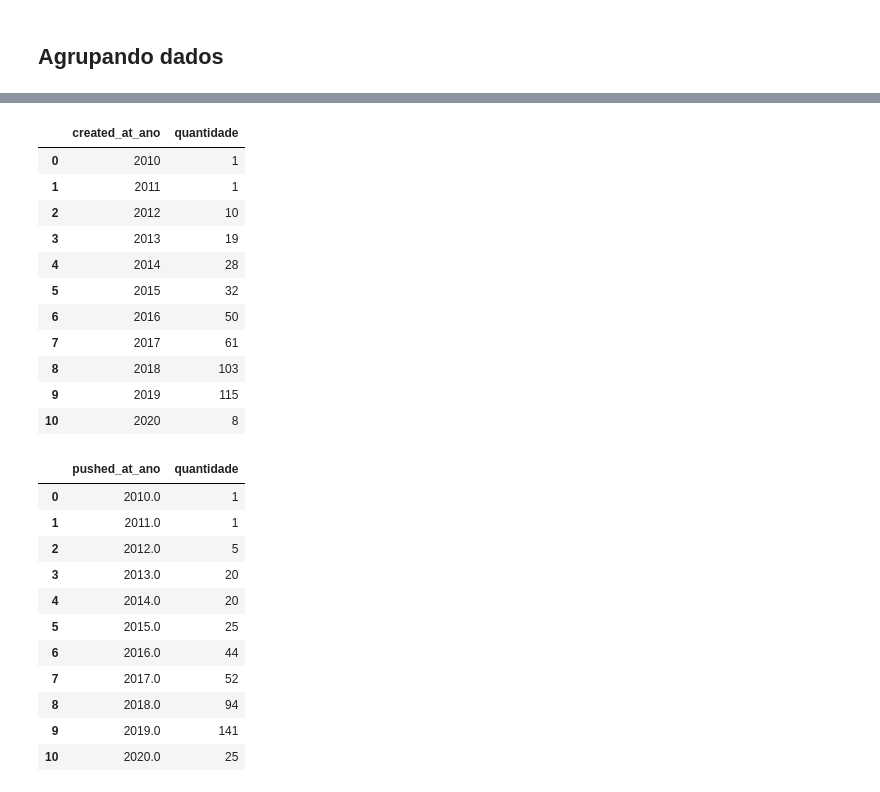
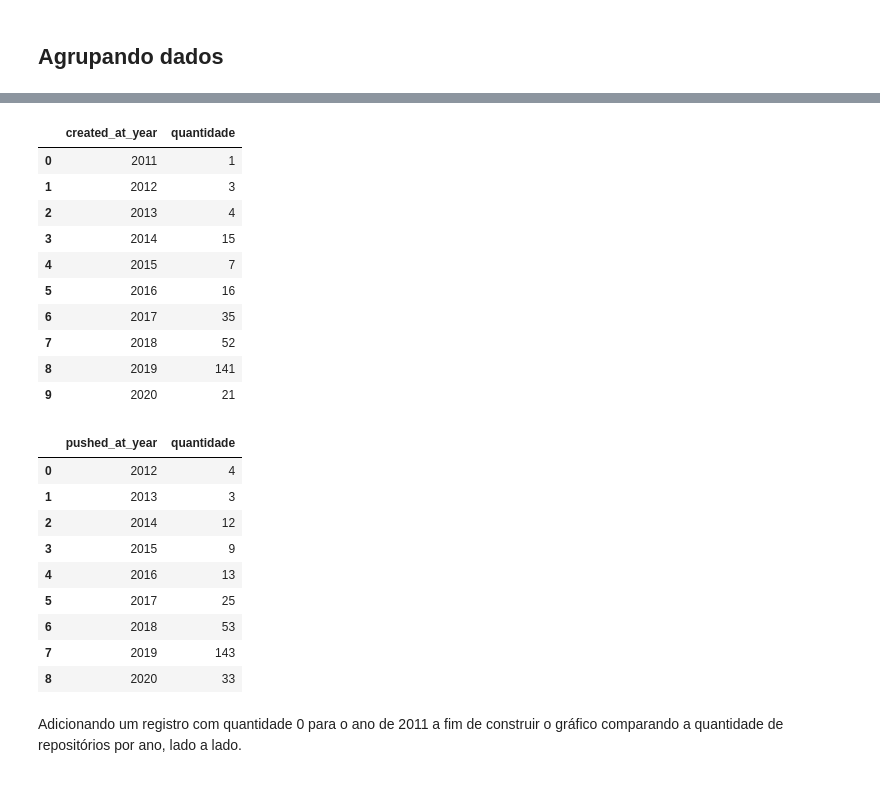
Before and after one commit to Lorenaps/caracterizacao-dados-abertos-gov, a Jupyter notebook: analysis/extracted-data/analysis_repositories.ipynb, the cells around one changed output, grey strips where cells are left out. Drawn from its saved outputs; the diff is of its cells as text; code cells hidden in the pictures.

Commit message:
Agrupando dados dos repositorios encontrados para o assunto educação

```diff
--- a/analysis/extracted-data/analysis_repositories.ipynb
+++ b/analysis/extracted-data/analysis_repositories.ipynb
@@ -12,7 +12,7 @@ import plotly
 %matplotlib inline
 plt.rcParams['figure.figsize'] = (9, 4)
 # %%
-repo = pd.read_csv("../data/repositories_1580334605.csv",  dtype={'id': object,
+repo = pd.read_csv("../../data/repositories_edu.csv",  dtype={'id': object,
                                                                 'timestamp_extract': object,
                                                                 'commits': pd.Int64Dtype(),
                                                                 'contributors': pd.Int64Dtype()})
@@ -39,14 +27,14 @@ repo.head(3)[['id', 'url', 'created_at', 'updated_at', 'pushed_at']]
 def conversao_string_datetime(df, coluna):
     df[coluna] = pd.to_datetime(df[coluna], dayfirst=True)
 
-    df[coluna + '_mes'] = df[coluna].dt.month_name(locale='pt_BR.UTF-8')
+    df[coluna + '_month'] = df[coluna].dt.month_name(locale='pt_BR.UTF-8')
     df.astype({coluna + '_mes': 'category'}).dtypes
 
-    df[coluna + '_mes_numero'] = df[coluna].dt.month
-    df.astype({coluna + '_mes_numero': 'category'}).dtypes
+    df[coluna + '_number_month'] = df[coluna].dt.month
+    df.astype({coluna + '_number_month': 'category'}).dtypes
 
-    df[coluna + '_ano'] = df[coluna].dt.year
-    df.astype({coluna + '_ano': 'category'}).dtypes
+    df[coluna + '_year'] = df[coluna].dt.year
+    df.astype({coluna + '_year': 'category'}).dtypes
 
     # df[coluna + '_dia'] = df[coluna].dt.day
 
@@ -291,34 +207,33 @@ repo.groupby('owner_location').size().reset_index(name='Quantidade').sort_values
 # %%
-created_repo = repo[['full_name', 'created_at_ano']]
-created_by_year = created_repo.groupby('created_at_ano').size().reset_index(name='quantidade').sort_values('created_at_ano')
+created_repo = repo[['full_name', 'created_at_year']]
+created_by_year = created_repo.groupby('created_at_year').size().reset_index(name='quantidade').sort_values('created_at_year')
 created_by_year
 # %% [output]
-|  | created_at_ano | quantidade |
-| 0 | 2010 | 1 |
-| 1 | 2011 | 1 |
-| 2 | 2012 | 10 |
-| 3 | 2013 | 19 |
-| 4 | 2014 | 28 |
-| 5 | 2015 | 32 |
-| 6 | 2016 | 50 |
-| 7 | 2017 | 61 |
-| 8 | 2018 | 103 |
-| 9 | 2019 | 115 |
-| 10 | 2020 | 8 |
+|  | created_at_year | quantidade |
+| 0 | 2011 | 1 |
+| 1 | 2012 | 3 |
+| 2 | 2013 | 4 |
+| 3 | 2014 | 15 |
+| 4 | 2015 | 7 |
+| 5 | 2016 | 16 |
+| 6 | 2017 | 35 |
+| 7 | 2018 | 52 |
+| 8 | 2019 | 141 |
+| 9 | 2020 | 21 |
 # %%
-pushed_repo = repo[['full_name', 'pushed_at_ano']]
-pushed_by_year = pushed_repo.groupby('pushed_at_ano').size().reset_index(name='quantidade').sort_values('pushed_at_ano')
+pushed_repo = repo[['full_name', 'pushed_at_year']]
+pushed_by_year = pushed_repo.groupby('pushed_at_year').size().reset_index(name='quantidade').sort_values('pushed_at_year')
 pushed_by_year
 # %% [output]
-|  | pushed_at_ano | quantidade |
-| 0 | 2010.0 | 1 |
-| 1 | 2011.0 | 1 |
-| 2 | 2012.0 | 5 |
-| 3 | 2013.0 | 20 |
-| 4 | 2014.0 | 20 |
-| 5 | 2015.0 | 25 |
-| 6 | 2016.0 | 44 |
-| 7 | 2017.0 | 52 |
-| 8 | 2018.0 | 94 |
-| 9 | 2019.0 | 141 |
-| 10 | 2020.0 | 25 |
+|  | pushed_at_year | quantidade |
+| 0 | 2012 | 4 |
+| 1 | 2013 | 3 |
+| 2 | 2014 | 12 |
+| 3 | 2015 | 9 |
+| 4 | 2016 | 13 |
+| 5 | 2017 | 25 |
+| 6 | 2018 | 53 |
+| 7 | 2019 | 143 |
+| 8 | 2020 | 33 |
+# %% [markdown]
+Adicionando um registro com quantidade 0 para o ano de 2011 a fim de construir o gráfico comparando a quantidade de repositórios por ano, lado a lado.
```
Also changed, not shown: parts of 29 cells of this notebook.
